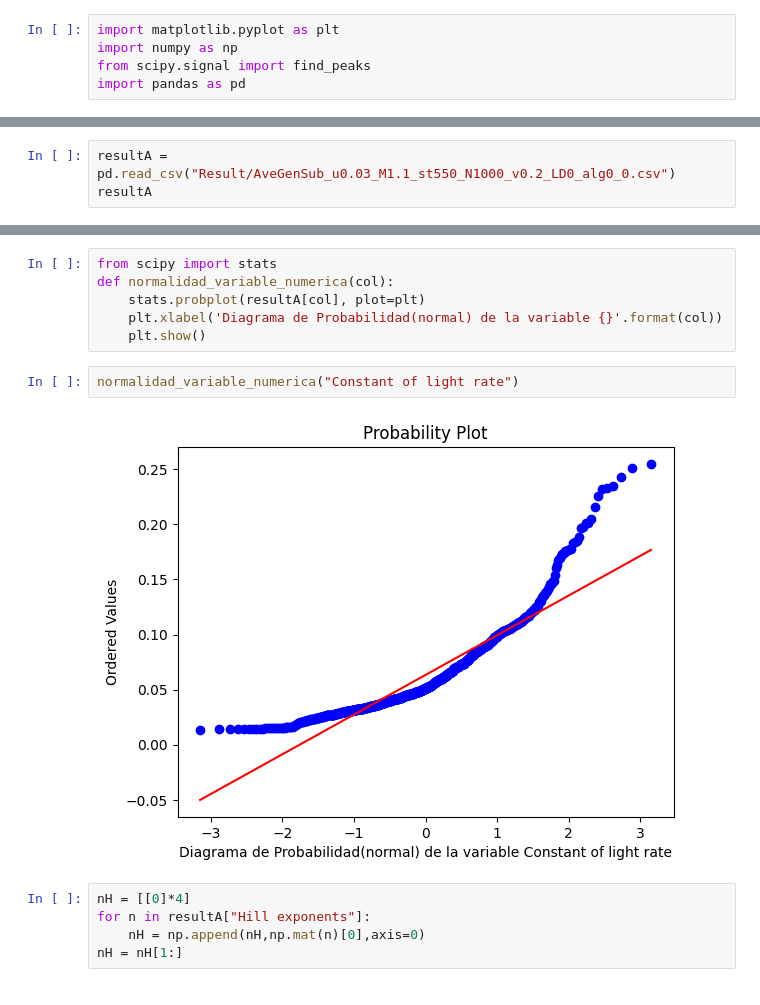
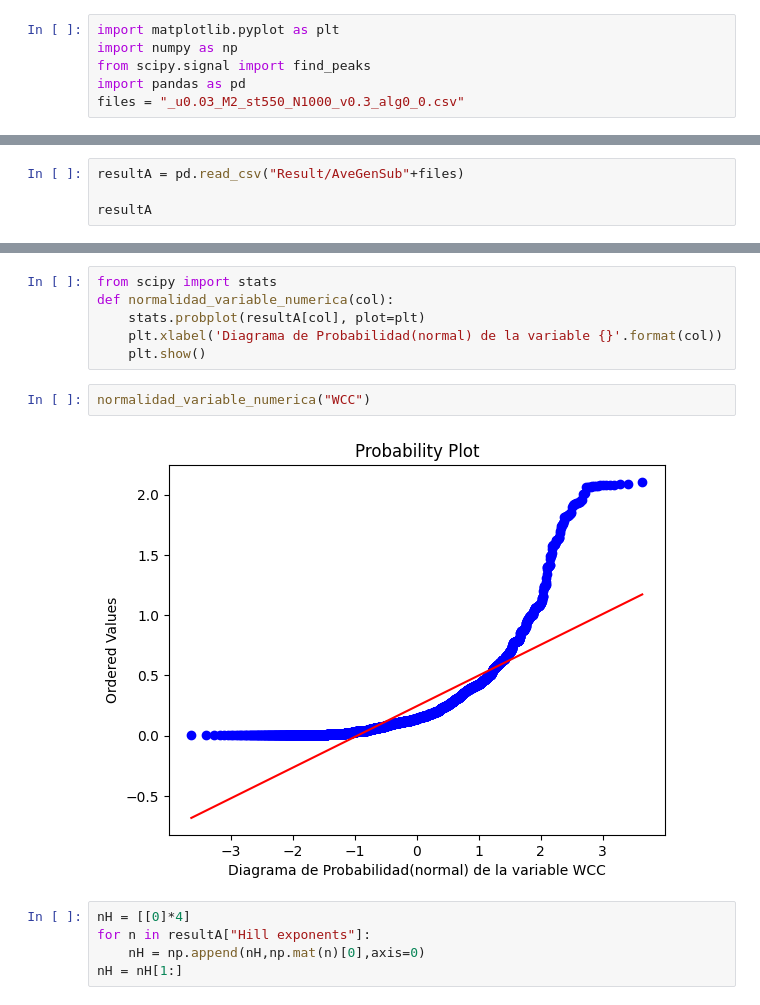
Before and after one commit to SysEvo/Circadian_clock_Neurospora, a Jupyter notebook: Data_analisys.ipynb, the cells around one changed output, grey strips where cells are left out. Cells and saved outputs as stored; diff of their text form.

```diff
--- a/Data_analisys.ipynb
+++ b/Data_analisys.ipynb
@@ -3,4 +3,5 @@ import matplotlib.pyplot as plt
 import numpy as np
 from scipy.signal import find_peaks
 import pandas as pd
+files = "_u0.03_M2_st550_N1000_v0.3_alg0_0.csv"
 # %%
@@ -73,4 +74,5 @@ plt.show()
 # %%
-resultA = pd.read_csv("Result/AveGenSub_u0.03_M1.1_st550_N1000_v0.2_LD0_alg0_0.csv")
+resultA = pd.read_csv("Result/AveGenSub"+files)
+
 resultA
 # %% [output]
@@ -169,9 +168,9 @@ def normalidad_variable_numerica(col):
     plt.xlabel('Diagrama de Probabilidad(normal) de la variable {}'.format(col))
     plt.show()
 # %%
-normalidad_variable_numerica("Constant of light rate")
+normalidad_variable_numerica("WCC")
 # %% [output]
-[figure, old version]
+[figure, new version]
 # %%
 nH = [[0]*4]
 for n in resultA["Hill exponents"]:
```
Also changed, not shown: parts of 16 cells of this notebook, 2 other files.
